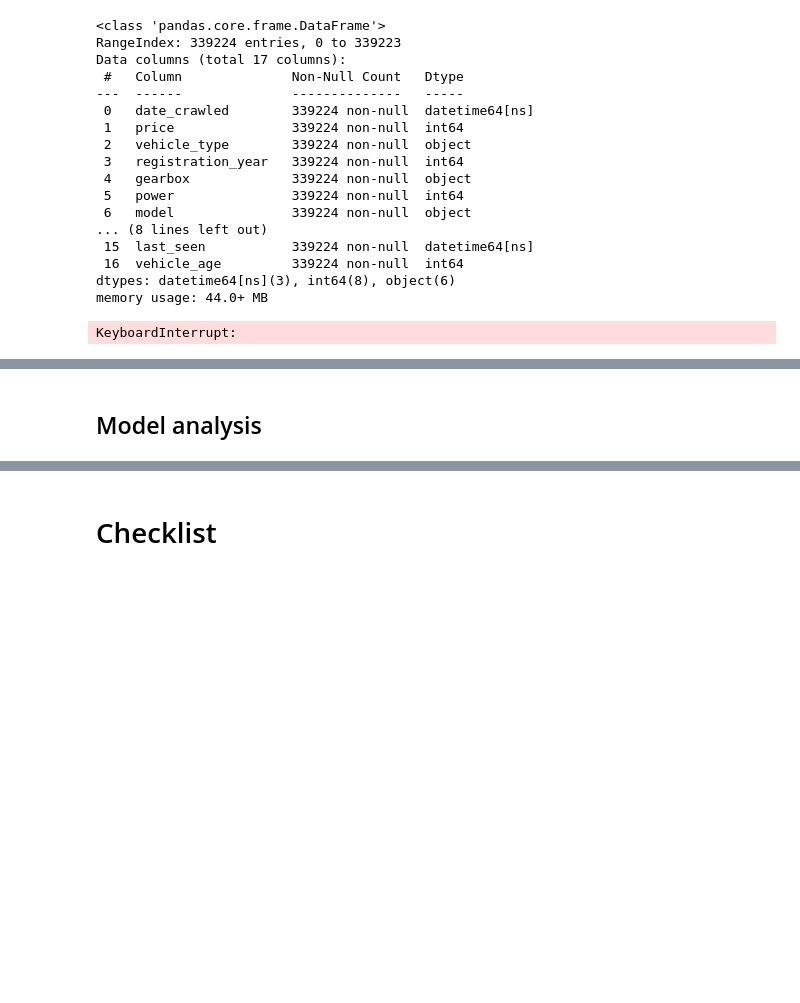
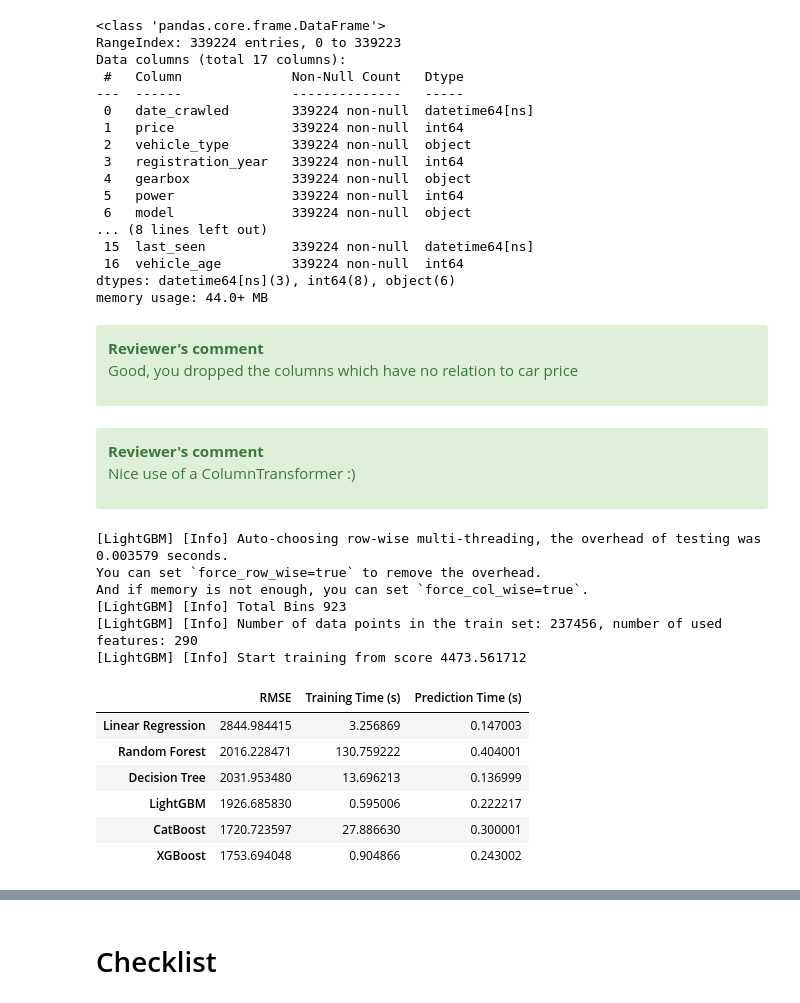
Before and after one commit to jestercruz/TripleTen-Projects, a Jupyter notebook: Sprint 12/rusty_bargain.ipynb, the cells around one changed output, grey strips where cells are left out. Cells and saved outputs as stored; diff of their text form; code cells hidden in the pictures; blank space fills up the shorter version.

```diff
--- a/Sprint 12/rusty_bargain.ipynb
+++ b/Sprint 12/rusty_bargain.ipynb
@@ -506,7 +587,19 @@ selected_cols = [
     "vehicle_age",
 ]
 df = df[selected_cols]
+# %% [markdown]
+<div class="alert alert-success">
+<b>Reviewer's comment</b>
+
+Good, you dropped the columns which have no relation to car price
+
+</div>
 # %%
+# Assuming df is your DataFrame and it's already preprocessed
+# Define the features and target variable
+X = df.drop('price', axis=1)  # Feature matrix
+y = df['price']               # Target variable
+
 # Identify numerical and categorical columns
 numerical_columns = ['power', 'mileage', 'vehicle_age']  # Assuming these are the only numerical columns
 categorical_columns = [col for col in X.columns if col not in numerical_columns]
@@ -517,6 +610,13 @@ preprocessor = ColumnTransformer(
         ('num', StandardScaler(), numerical_columns),
         ('cat', OneHotEncoder(drop='first'), categorical_columns)
     ])
+# %% [markdown]
+<div class="alert alert-success">
+<b>Reviewer's comment</b>
+
+Nice use of a ColumnTransformer :)
+
+</div>
 # %%
 # Define a function to capture time and RMSE
 def train_and_predict(pipeline, X_train, y_train, X_test, y_test):
@@ -532,6 +632,7 @@ def train_and_predict(pipeline, X_train, y_train, X_test, y_test):
 
     return rmse, training_time, prediction_time
 # %%
+%%time
 # Initialize results dictionary
 results = {}
 
@@ -548,33 +649,45 @@ pipelines = {
     "Decision Tree": Pipeline([
         ('preprocessor', preprocessor),
         ('regressor', DecisionTreeRegressor(max_depth=20, random_state=234))
     ]),
     "LightGBM": Pipeline([
         ('preprocessor', preprocessor),
-        ('regressor', lgb.LGBMRegressor(n_estimators=50, max_depth=10))
-    ])
+        ('regressor', lgb.LGBMRegressor(n_estimators=50, max_depth=10, num_leaves=32))
+    ]),
     "CatBoost": Pipeline([
         ('preprocessor', preprocessor),
         ('regressor', CatBoostRegressor(iterations=500, depth=10, verbose=0, random_state=234))
     ]),
     "XGBoost": Pipeline([
         ('preprocessor', preprocessor),
         ('regressor', xgb.XGBRegressor(n_estimators=50, max_depth=10, random_state=234, verbosity=0))
     ])
 }
 
 # Split the data into training and test sets
 X_train, X_test, y_train, y_test = train_test_split(X, y, test_size=0.3, random_state=234)
 
 # Evaluate each model
 for model_name, pipeline in pipelines.items():
     rmse, train_time, pred_time = train_and_predict(pipeline, X_train, y_train, X_test, y_test)
     results[model_name] = [rmse, train_time, pred_time]
 
 # Convert results to a DataFrame for display
 df_results = pd.DataFrame(results, index=['RMSE', 'Training Time (s)', 'Prediction Time (s)']).T
 
 # Display the consolidated results
 display(df_results)
 # %% [output]
-KeyboardInterrupt:
+[LightGBM] [Info] Auto-choosing row-wise multi-threading, the overhead of testing was 0.003579 seconds.
+You can set `force_row_wise=true` to remove the overhead.
+And if memory is not enough, you can set `force_col_wise=true`.
+[LightGBM] [Info] Total Bins 923
+[LightGBM] [Info] Number of data points in the train set: 237456, number of used features: 290
+[LightGBM] [Info] Start training from score 4473.561712
+|  | RMSE | Training Time (s) | Prediction Time (s) |
+| Linear Regression | 2844.984415 | 3.256869 | 0.147003 |
+| Random Forest | 2016.228471 | 130.759222 | 0.404001 |
+| Decision Tree | 2031.953480 | 13.696213 | 0.136999 |
+| LightGBM | 1926.685830 | 0.595006 | 0.222217 |
+| CatBoost | 1720.723597 | 27.886630 | 0.300001 |
+| XGBoost | 1753.694048 | 0.904866 | 0.243002 |
@@ -581,2 +695,0 @@ KeyboardInterrupt:
-# %% [markdown]
-## Model analysis
```
Also changed, not shown: parts of 19 cells of this notebook, 4 other files.
